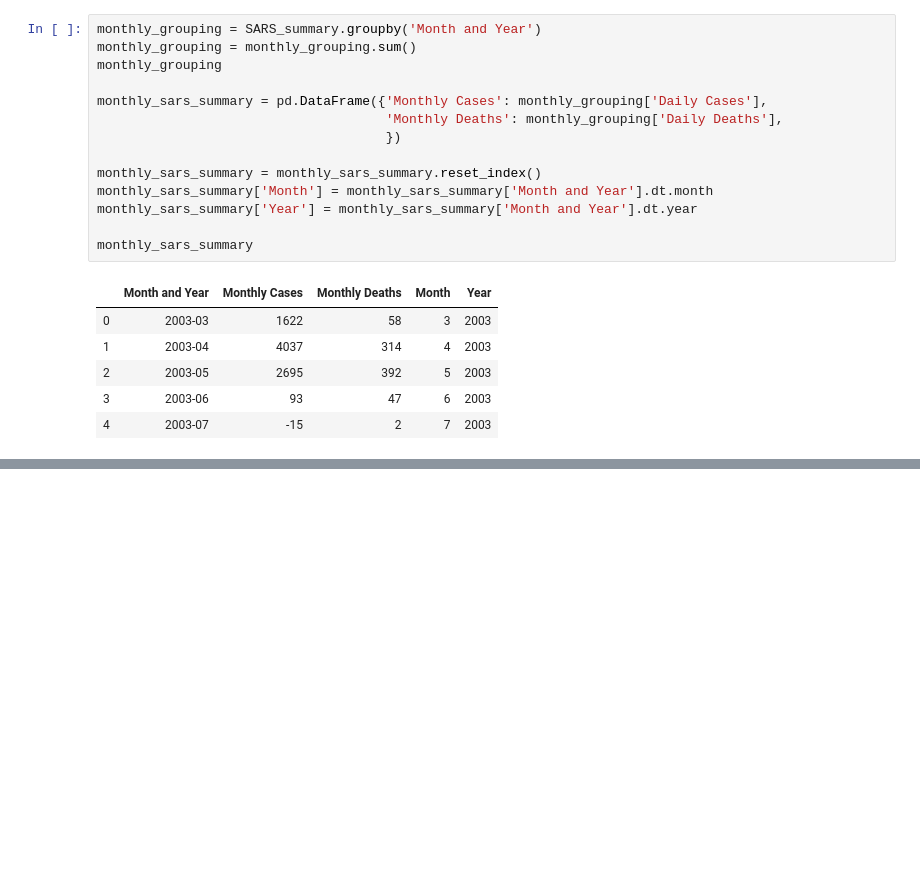
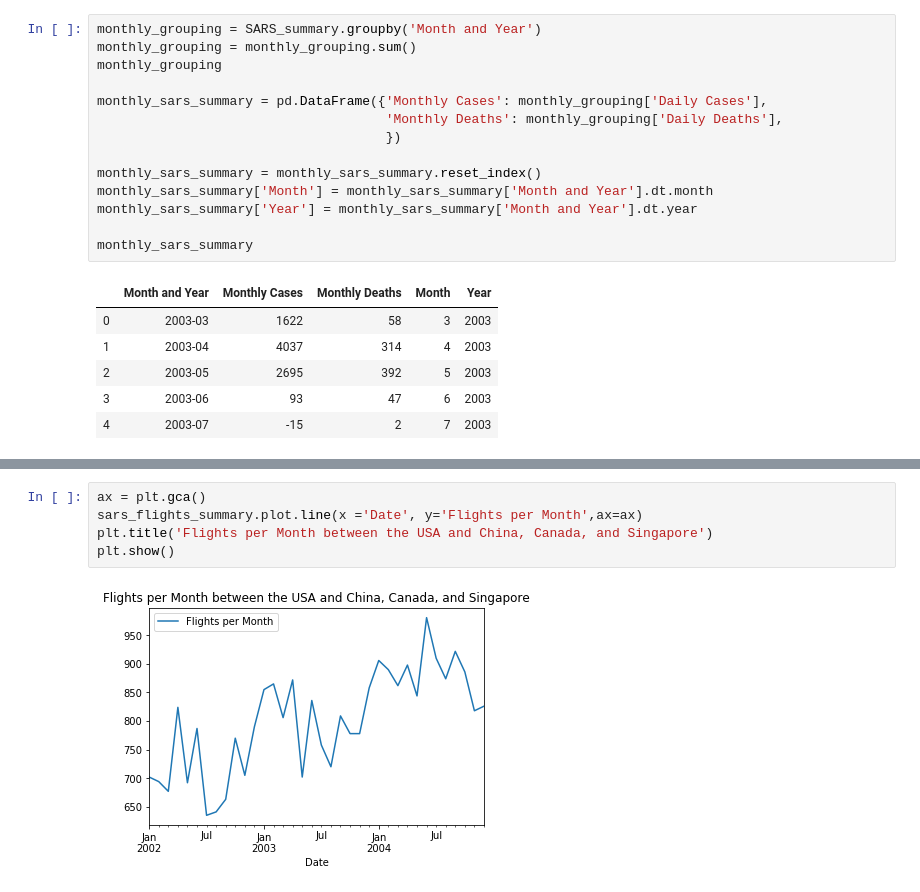
Before and after one commit to vbhakta27/group3, a Jupyter notebook: Project1.ipynb, the cells around one changed output, grey strips where cells are left out. Drawn from its saved outputs; the diff is of its cells as text; blank space fills up the shorter version.

Commit message:
Project1 w updated SARS charts

```diff
--- a/Project1.ipynb
+++ b/Project1.ipynb
@@ -713 +826,8 @@ monthly_sars_summary
+# %%
+ax = plt.gca()
+sars_flights_summary.plot.line(x ='Date', y='Flights per Month',ax=ax)
+plt.title('Flights per Month between the USA and China, Canada, and Singapore')
+plt.show()
+# %% [output]
+[figure, added]
 # %%
```
Also changed, not shown: parts of 15 cells of this notebook.
